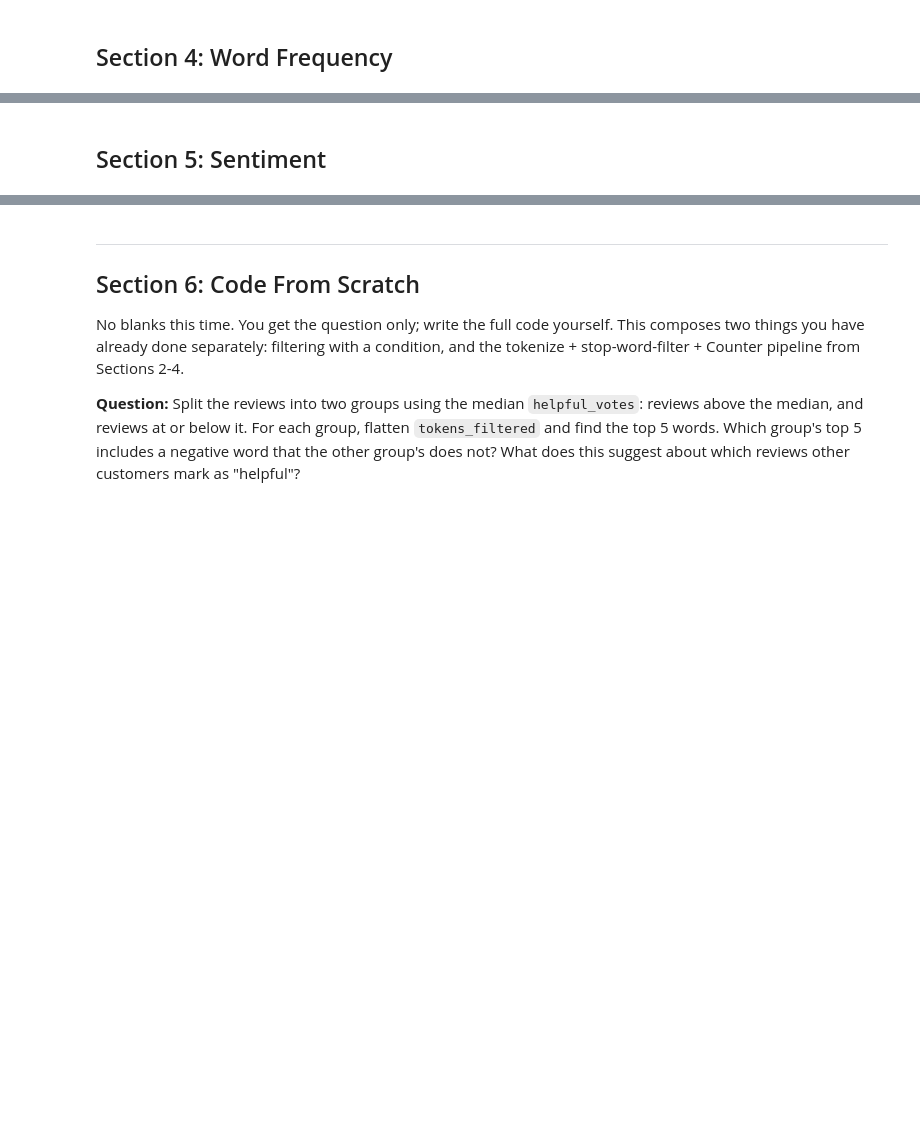
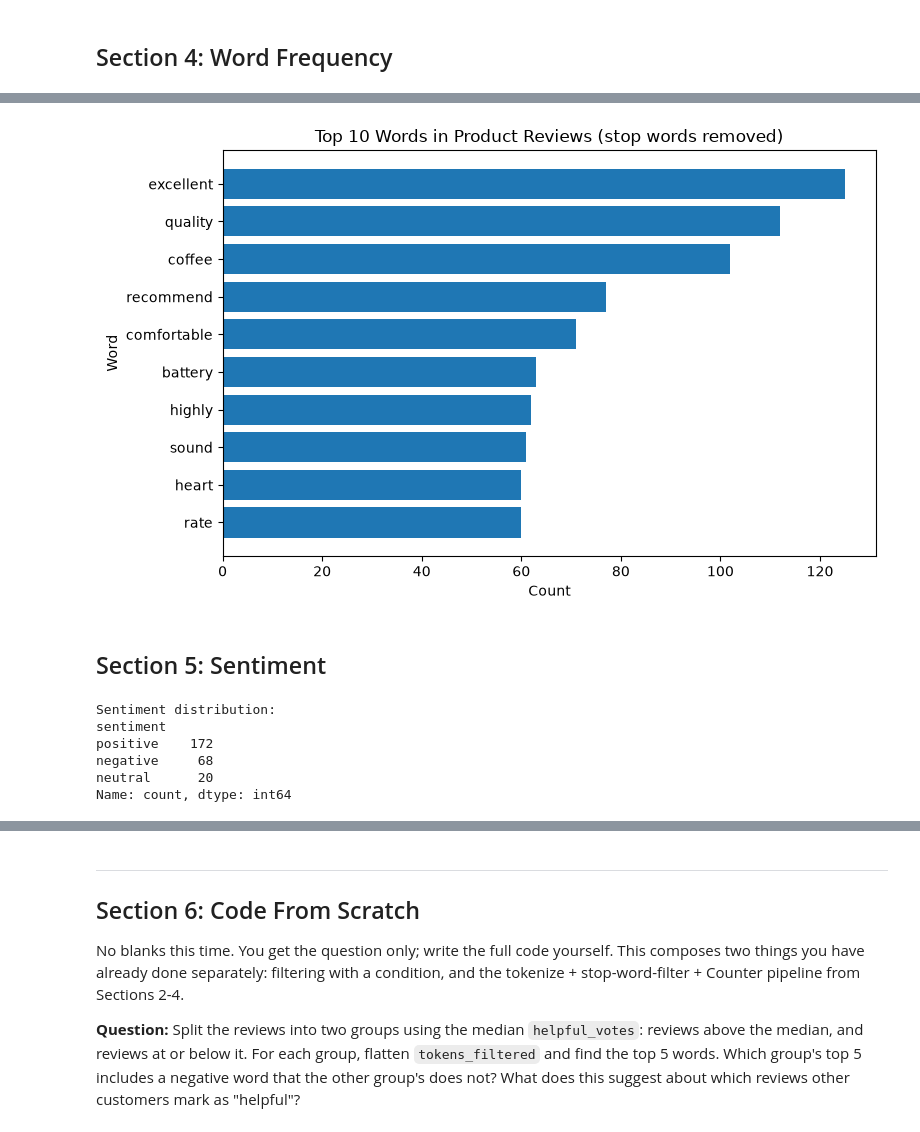
Before and after one commit to aramoudi/cs5045, a Jupyter notebook: M12/hw12.ipynb, the cells around one changed output, grey strips where cells are left out. Cells and saved outputs as stored; diff of their text form; code cells hidden in the pictures; blank space fills up the shorter version.

```diff
--- a/M12/hw12.ipynb
+++ b/M12/hw12.ipynb
@@ -44,16 +44,16 @@ NEGATIVE_WORDS = {
 ## Section 1: Load and Inspect
 # %%
 # 1a. Load data.csv into a DataFrame named df.
-df = __________
+df = pd.read_csv("data.csv")
 
 # 1b. Print the shape of the DataFrame.
 #     Expected output: (260, 5)
-print("Shape:", __________)
+print("Shape:", df.shape)
 
 # 1c. Print the first 3 entries in the review_text column.
 #     Use .iloc or .head() to access the first 3 rows.
 print("\nSample reviews:")
-print(__________)
+print(df["review_text"].head(3))
 
 # 1d. Print the total number of documents (rows) in the corpus.
-print("\nTotal documents in corpus:", __________)
+print("\nTotal documents in corpus:", len(df))
@@ -77,9 +87,9 @@ def tokenize(text):
     Returns:
         list -- list of lowercase, punctuation-free word tokens
     """
-    text = __________          # step 1: lowercase
-    text = re.sub(__________, "", text)   # step 2: remove punctuation
-    return __________          # step 3: split into words
+    text = text.lower()          # step 1: lowercase
+    text = re.sub(r"[^a-z\s]", "", text)   # step 2: remove punctuation
+    return text.split()          # step 3: split into words
 
 
 # 2b. Test your function on one string.
@@ -89,7 +99,7 @@ print("Test tokenize:", tokenize(sample))
 
 # 2c. Apply tokenize to the review_text column.
 #     Store the result in a new column called 'tokens'.
-df["tokens"] = df["review_text"].apply(__________)
+df["tokens"] = df["review_text"].apply(tokenize)
 
 # 2d. Print the tokens for the first review to confirm.
 print("\nTokens for review 1:")
@@ -103,7 +118,7 @@ print(df["tokens"].iloc[0])
 #       keep word w if w is NOT in STOP_WORDS.
 
 df["tokens_filtered"] = df["tokens"].apply(
-    lambda words: __________
+    lambda words: [w for w in words if w not in STOP_WORDS]
 )
 
 # 3b. Print the before and after for the first review.
@@ -113,4 +128,4 @@ print("\nAfter filtering:")
 print(df["tokens_filtered"].iloc[0])
 
 # 3c. In one sentence (as a comment), explain why stop word removal matters.
-# Answer: __________
+# Answer: It removes common words so useful words are easier to see.
@@ -120,15 +141,15 @@ print(df["tokens_filtered"].iloc[0])
 # 4a. Flatten all filtered token lists into a single Python list called all_tokens.
 #     Hint: create an empty list, then loop over df['tokens_filtered'] with .extend().
 all_tokens = []
-for token_list in __________:
-    all_tokens.extend(__________)
+for token_list in df["tokens_filtered"]:
+    all_tokens.extend(token_list)
 
 # 4b. Use Counter to count how often each word appears.
 #     Store the result in word_counts.
-word_counts = __________
+word_counts = Counter(all_tokens)
 
 # 4c. Print the top 10 most common words.
-top10 = __________
+top10 = word_counts.most_common(10)
 print("Top 10 words after stop word removal:")
 for word, count in top10:
     print(f"  {word:<20} {count}")
@@ -135,20 +168,22 @@ for word, count in top10:
 # %%
 # 4d. Create a horizontal bar chart of the top 10 words.
 #     Use matplotlib. Words go on the y-axis; counts on the x-axis.
 #     Add a title and axis labels. Reverse the list so the highest bar is at the top.
 
 words  = [w for w, c in top10]
 counts = [c for w, c in top10]
 
 fig, ax = plt.subplots(figsize=(8, 5))
 # Fill in the bar chart code:
-__________
+ax.barh(words[::-1], counts[::-1])
 
 ax.set_title("Top 10 Words in Product Reviews (stop words removed)")
 ax.set_xlabel("Count")
 ax.set_ylabel("Word")
 plt.tight_layout()
 plt.show()
+# %% [output]
+[figure, added]
 # %% [markdown]
 ## Section 5: Sentiment
 # %%
@@ -174,11 +209,11 @@ def classify_review(tokens):
     Returns:
         str -- "positive", "negative", or "neutral"
     """
-    pos_score = sum(__________ for w in tokens)
-    neg_score = sum(__________ for w in tokens)
-    if __________:
+    pos_score = sum(w in POSITIVE_WORDS for w in tokens)
+    neg_score = sum(w in NEGATIVE_WORDS for w in tokens)
+    if pos_score > neg_score:
         return "positive"
-    elif __________:
+    elif neg_score > pos_score:
         return "negative"
     else:
         return "neutral"
@@ -186,11 +221,18 @@ def classify_review(tokens):
 
 # 5b. Apply classify_review to the 'tokens_filtered' column.
 #     Store the result in a new column 'sentiment'.
-df["sentiment"] = __________
+df["sentiment"] = df["tokens_filtered"].apply(classify_review)
 
 # 5c. Print the sentiment counts.
 print("Sentiment distribution:")
-print(__________)
+print(df["sentiment"].value_counts())
+# %% [output]
+Sentiment distribution:
+sentiment
+positive    172
+negative     68
+neutral      20
+Name: count, dtype: int64
 # %%
 # 5d. Print the 5 most positive documents.
 #     Add a 'pos_score' column by applying a lambda that computes pos_score
```
Also changed, not shown: parts of 13 cells of this notebook, 3 other files.
